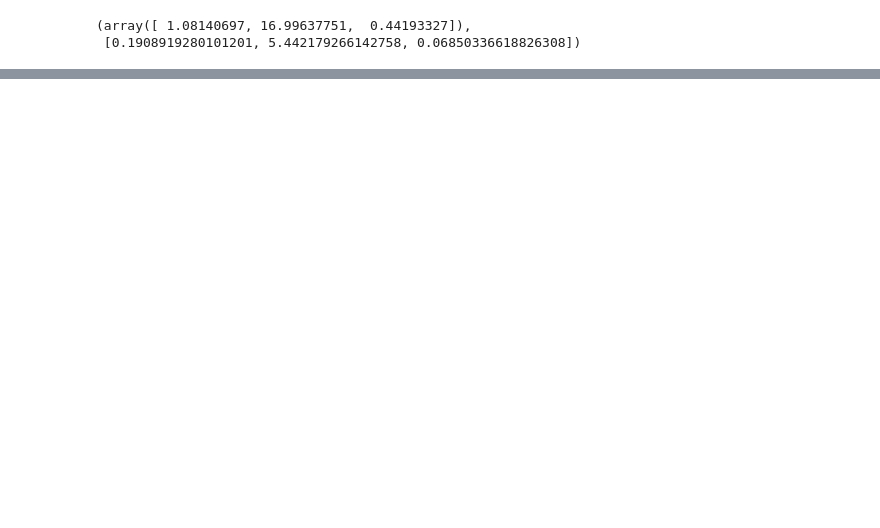
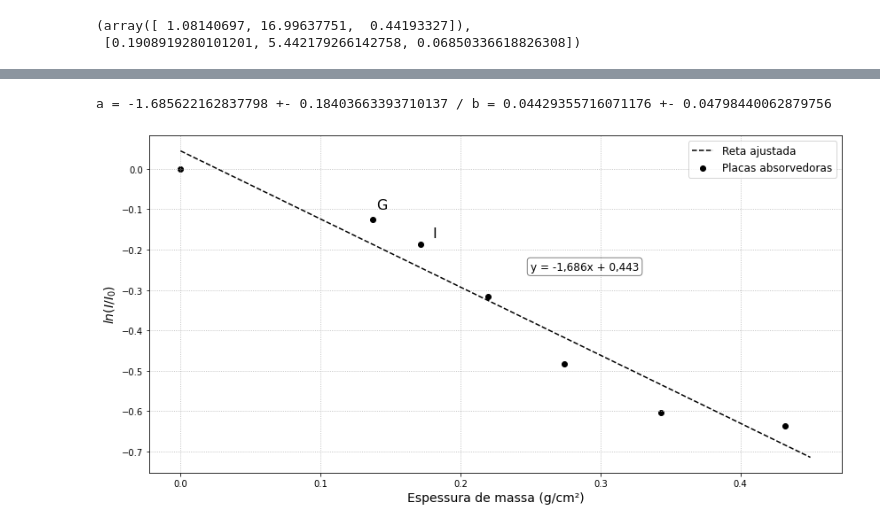
Before and after one commit to goulartsursula/DisciplinasUERJ, a Jupyter notebook: Estrutura da Materia 3/AtenuacaoGama.ipynb, the cells around one changed output, grey strips where cells are left out. Cells and saved outputs as stored; diff of their text form; code cells hidden in the pictures; blank space fills up the shorter version.

```diff
--- a/Estrutura da Materia 3/AtenuacaoGama.ipynb
+++ b/Estrutura da Materia 3/AtenuacaoGama.ipynb
@@ -166,0 +141,33 @@ plt.grid(linestyle = 'dotted')
+# %%
+rho = 2.7
+
+def ajuste_linear(x_a, a, b):
+  return a*x_a + b
+
+popt_ajuste, pcov_ajuste  = curve_fit(ajuste_linear, rho*data['espessura(cm)'], np.log(data['contagens']/data['contagens'][0]))
+
+error_pcov = [np.sqrt(pcov_ajuste[i, i]) for i in np.arange(2)] #Diagonal principal da matriz
+
+print('a =', popt_ajuste[0], '+-', error_pcov[0], '/ b =', popt_ajuste[1], '+-', error_pcov[1])
+# %% [output]
+a = -1.685622162837798 +- 0.18403663393710137 / b = 0.04429355716071176 +- 0.04798440062879756
+# %%
+fig, ax = plt.subplots(figsize = (14,7))
+
+xp = np.linspace(0, 0.45)
+plt.scatter(rho*data['espessura(cm)'], np.log(data['contagens']/data['contagens'][0]), color = 'black', label = 'Placas absorvedoras')
+plt.plot(xp, popt_ajuste[0]*xp + popt_ajuste[1], color = 'black', linestyle = '--', label = 'Reta ajustada')
+plt.xlabel('Espessura de massa (g/cm²)', fontsize = 14)
+plt.ylabel('$ln(I/I_0)$', fontsize = 14)
+ax.text(0.25, -0.25, 'y = -1,686x + 0,443',bbox=dict(boxstyle='round', facecolor='white', alpha=0.5), fontsize = 12)
+ax.text(0.14, -0.1, 'G', fontsize = 16)
+ax.text(0.18, -0.17, 'I', fontsize = 16)
+#ax.text(0.14, -0.1, 'K', weight = 'bold', fontsize = 16)
+#ax.text(0.14, -0.1, 'M', weight = 'bold', fontsize = 16)
+#ax.text(0.14, -0.1, 'O', weight = 'bold', fontsize = 16)
+#ax.text(0.14, -0.1, 'P', weight = 'bold', fontsize = 16)
+
+plt.legend(fontsize= 12)
+plt.grid(linestyle = 'dotted')
+# %% [output]
+[figure, added]
```
Also changed, not shown: parts of 12 cells of this notebook.
